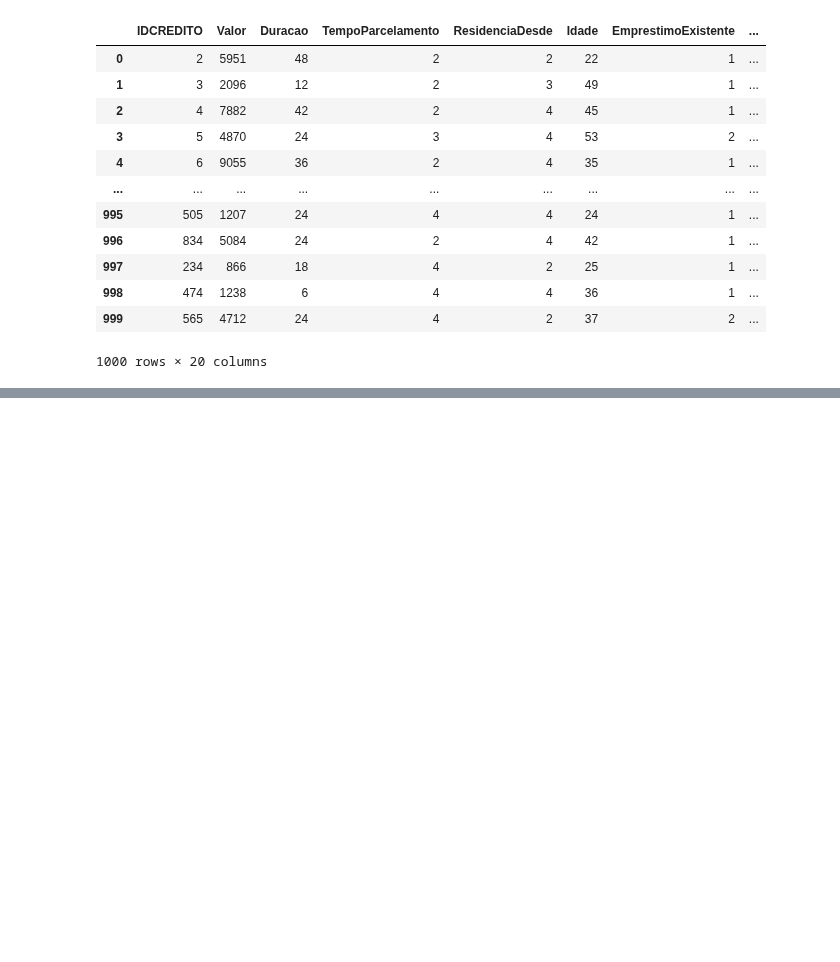
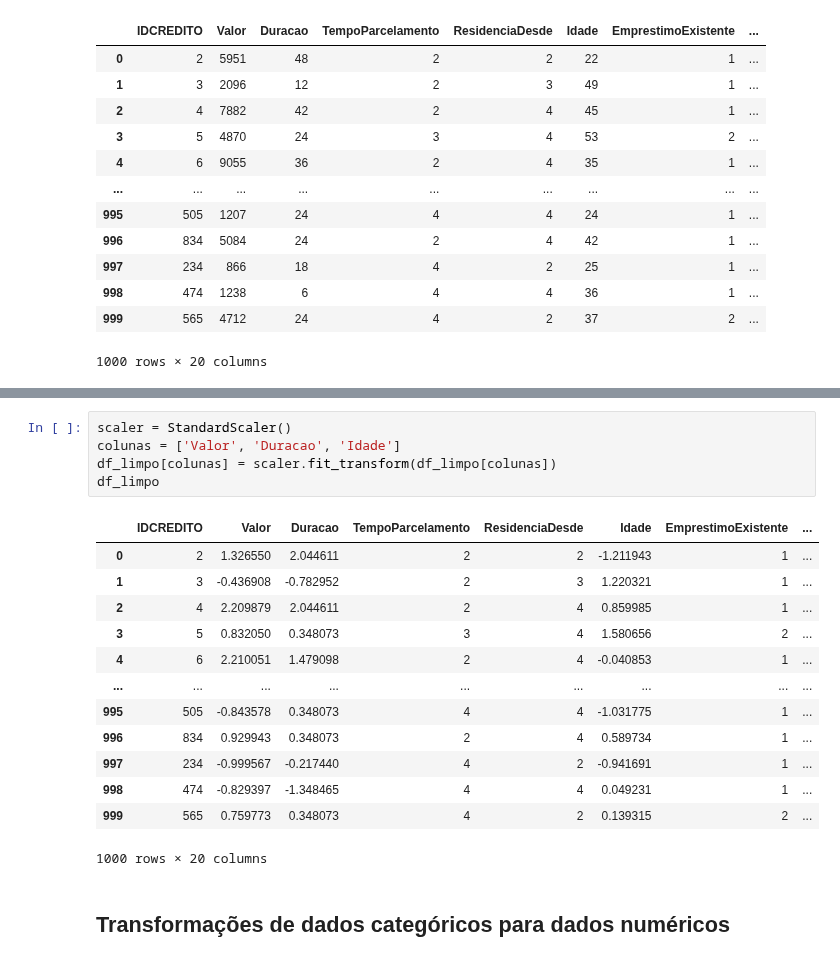
Before and after one commit to Joao-Inacio/Projeto-Final-Formacao-Cientista-de-Dados, a Jupyter notebook: notebooks/eda.ipynb, the cells around one changed output, grey strips where cells are left out. Drawn from its saved outputs; the diff is of its cells as text; blank space fills up the shorter version.

Commit message:
Implementação da padronização e transformações dos dados

```diff
--- a/notebooks/eda.ipynb
+++ b/notebooks/eda.ipynb
@@ -298,0 +314,21 @@ for variavel in variaveis_categoricas:
+# %%
+scaler = StandardScaler()
+colunas = ['Valor', 'Duracao', 'Idade']
+df_limpo[colunas] = scaler.fit_transform(df_limpo[colunas])
+df_limpo
+# %% [output]
+|  | IDCREDITO | Valor | Duracao | TempoParcelamento | ResidenciaDesde | Idade | EmprestimoExistente | ... |
+| 0 | 2 | 1.326550 | 2.044611 | 2 | 2 | -1.211943 | 1 | ... |
+| 1 | 3 | -0.436908 | -0.782952 | 2 | 3 | 1.220321 | 1 | ... |
+| 2 | 4 | 2.209879 | 2.044611 | 2 | 4 | 0.859985 | 1 | ... |
+| 3 | 5 | 0.832050 | 0.348073 | 3 | 4 | 1.580656 | 2 | ... |
+| 4 | 6 | 2.210051 | 1.479098 | 2 | 4 | -0.040853 | 1 | ... |
+| ... | ... | ... | ... | ... | ... | ... | ... | ... |
+| 995 | 505 | -0.843578 | 0.348073 | 4 | 4 | -1.031775 | 1 | ... |
+| 996 | 834 | 0.929943 | 0.348073 | 2 | 4 | 0.589734 | 1 | ... |
+| 997 | 234 | -0.999567 | -0.217440 | 4 | 2 | -0.941691 | 1 | ... |
+| 998 | 474 | -0.829397 | -1.348465 | 4 | 4 | 0.049231 | 1 | ... |
+| 999 | 565 | 0.759773 | 0.348073 | 4 | 2 | 0.139315 | 2 | ... |
+1000 rows × 20 columns
+# %% [markdown]
+## Transformações de dados categóricos para dados numéricos
```
Also changed, not shown: parts of 9 cells of this notebook.
